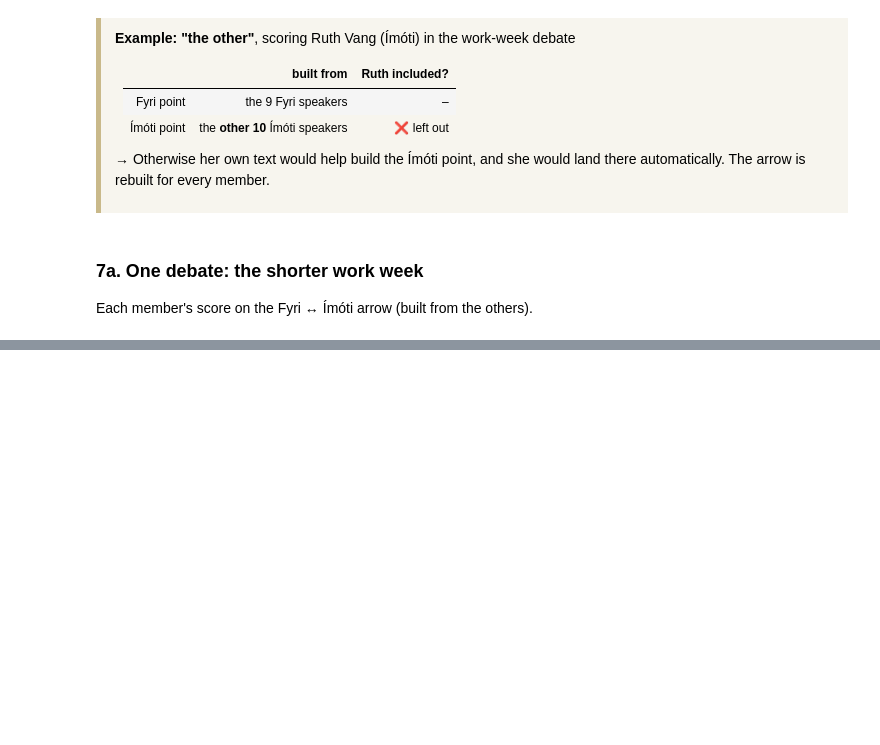
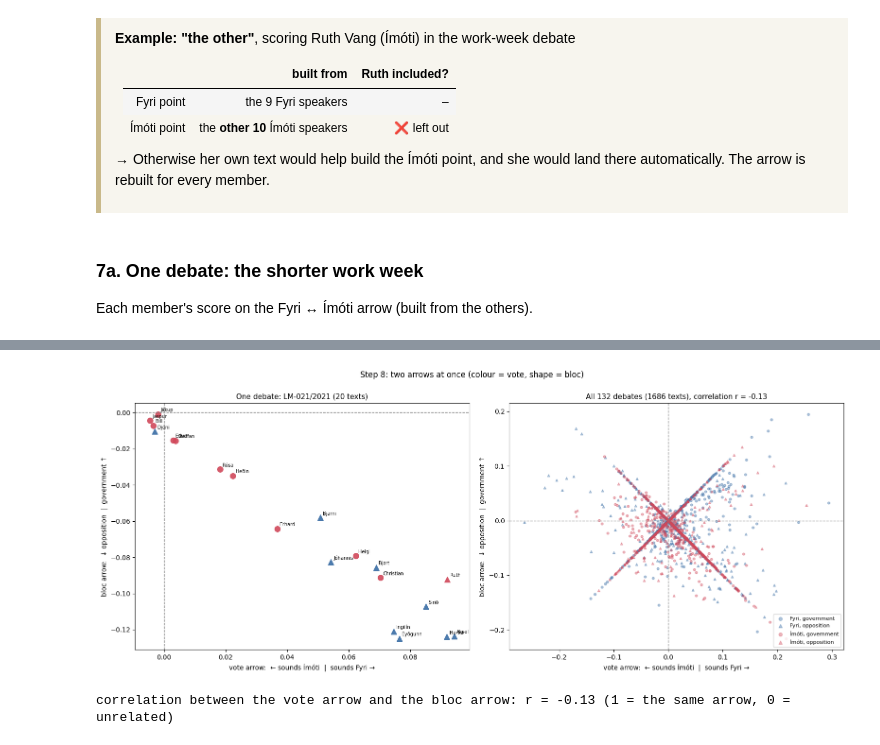
Before and after one commit to forkh/02805-social_graphs_scripts, a Jupyter notebook: text_analysis/text_comparison.ipynb, the cells around one changed output, grey strips where cells are left out. Drawn from its saved outputs; the diff is of its cells as text; code cells hidden in the pictures; blank space fills up the shorter version.

```diff
--- a/text_analysis/text_comparison.ipynb
+++ b/text_analysis/text_comparison.ipynb
@@ -1001,0 +1088,7 @@ plt.tight_layout(); plt.show()
+# %%
+ELECTION = pd.Timestamp('2022-12-08')
+GOV = {False: {'Fólkaflokkurin', 'Sambandsflokkurin', 'Miðflokkurin'},
+       True:  {'Javnaðarflokkurin', 'Tjóðveldi', 'Framsókn'}}
+fi['bloc'] = ['government' if party_ in GOV[d >= ELECTION] else 'opposition'
+              for party_, d in zip(fi['party'], fi['date'])]
+pd.crosstab(fi['bloc'], fi['vote'], margins=True, margins_name='all')
@@ -1001,0 +1114,52 @@ plt.tight_layout(); plt.show()
+# %%
+def loo_scores(G, pos):
+    """Leave-one-out arrow scores, normalised centres (as in Step 7): cosine with the other 'pos' texts' centre
+    minus cosine with the other 'not pos' texts' centre."""
+    d = np.diag(G)
+    out = 0
+    for side, sign in ((pos, 1), (~pos, -1)):
+        row = G[:, side].sum(axis=1)
+        out = out + sign * (row - d * side) / np.sqrt(G[np.ix_(side, side)].sum() - side * (2 * row - d))
+    return out
+# %%
+# two arrows
+vote_arr, bloc_arr = fi['vote'].to_numpy(), fi['bloc'].to_numpy()
+two = []
+for case, pos in fi.groupby('case_number').indices.items():
+    rows_ = fi.index[pos]
+    F, Gv = vote_arr[rows_] == 'Fyri', bloc_arr[rows_] == 'government'
+    if min(F.sum(), (~F).sum(), Gv.sum(), (~Gv).sum()) >= 2:
+        G = (X[rows_] @ X[rows_].T).toarray()
+        two.append((case, rows_, loo_scores(G, F), loo_scores(G, Gv)))
+
+def draw(ax, rows_, x, y, size, alpha, names=False):
+    v, b = vote_arr[rows_], bloc_arr[rows_]
+    for vote_, col in (('Fyri', '#3b6ea5'), ('Ímóti', '#d1495b')):
+        for bloc_, mk in (('government', 'o'), ('opposition', '^')):
+            m = (v == vote_) & (b == bloc_)
+            ax.scatter(x[m], y[m], color=col, marker=mk, s=size, alpha=alpha, label=f'{vote_}, {bloc_}')
+    if names:
+        for x_, y_, n_ in zip(x, y, fi.loc[rows_, 'name']):
+            ax.annotate(n_.split()[0], (x_, y_), xytext=(4, 4), textcoords='offset points', fontsize=7)
+    ax.axvline(0, color='grey', ls='--', lw=1); ax.axhline(0, color='grey', ls='--', lw=1)
+    ax.set_xlabel('vote arrow:  ← sounds Ímóti  |  sounds Fyri →')
+    ax.set_ylabel('bloc arrow:  ↓ opposition  |  government ↑')
+
+ex = next((t for t in two if t[0] == 'LM-021/2021'), max(two, key=lambda t: len(t[1])))
+x_all = np.concatenate([t[2] for t in two]); y_all = np.concatenate([t[3] for t in two])
+rows_all = np.concatenate([t[1] for t in two])
+r_all = np.corrcoef(x_all, y_all)[0, 1]
+
+fig, axes = plt.subplots(1, 2, figsize=(16, 6.5))
+draw(axes[0], ex[1], ex[2], ex[3], 70, 0.9, names=True)
+axes[0].set_title(f'One debate: {ex[0]} ({len(ex[1])} texts)', fontsize=11)
+draw(axes[1], rows_all, x_all, y_all, 12, 0.4)
+axes[1].set_title(f'All {len(two)} debates ({len(rows_all)} texts), correlation r = {r_all:.2f}', fontsize=11)
+axes[1].legend(fontsize=8, loc='lower right', markerscale=1.5)
+fig.suptitle('Step 8: two arrows at once (colour = vote, shape = bloc)', y=1.0)
+plt.tight_layout(); plt.show()
+print(f'correlation between the vote arrow and the bloc arrow: r = {r_all:.2f} '
+      f'(1 = the same arrow, 0 = unrelated)')
+# %% [output]
+[figure, added]
+correlation between the vote arrow and the bloc arrow: r = -0.13 (1 = the same arrow, 0 = unrelated)
```
Also changed, not shown: parts of 59 cells of this notebook.
